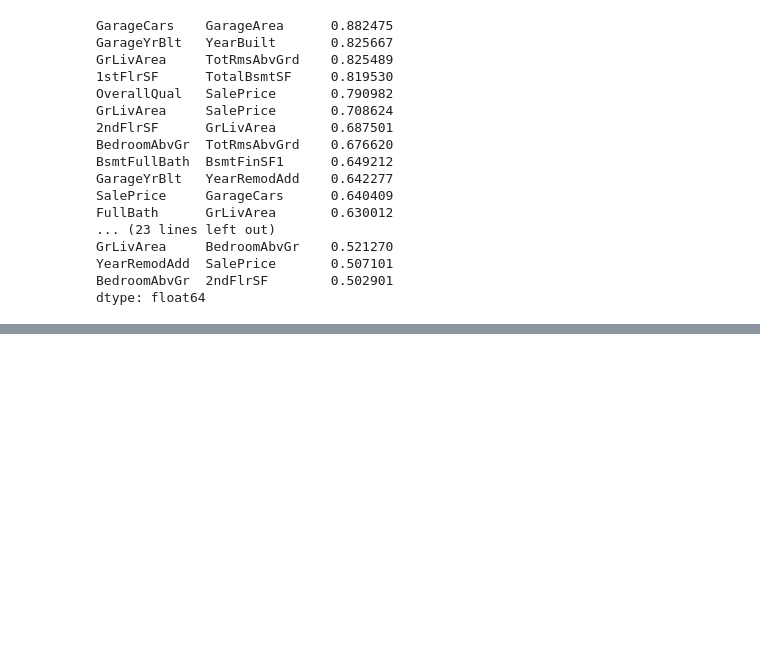
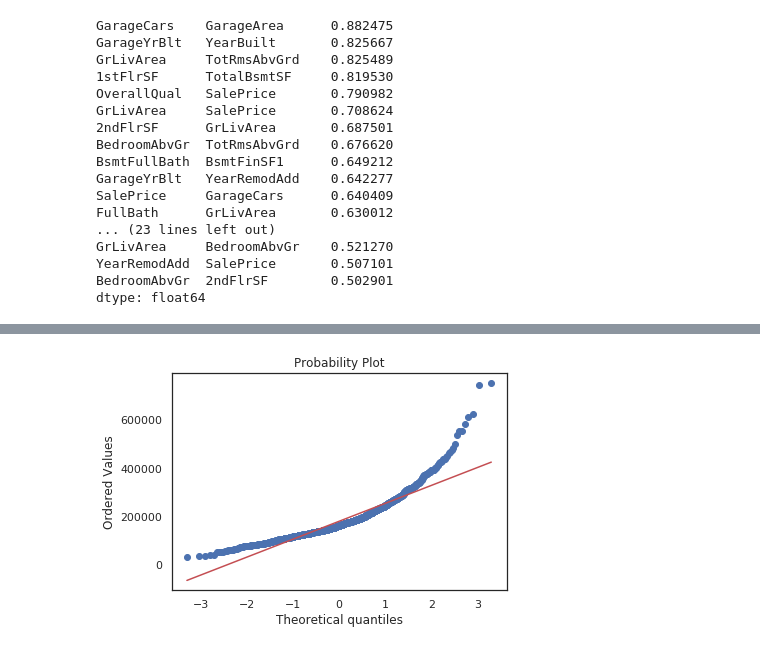
Before and after one commit to evolsidog/Kaggle-Funny, a Jupyter notebook: house-prices-advanced-regression-techniques/EDA_V0.ipynb, the cells around one changed output, grey strips where cells are left out. Cells and saved outputs as stored; diff of their text form; code cells hidden in the pictures; blank space fills up the shorter version.

```diff
--- a/house-prices-advanced-regression-techniques/EDA_V0.ipynb
+++ b/house-prices-advanced-regression-techniques/EDA_V0.ipynb
@@ -73,0 +121,7 @@ dtype: float64
+# %%
+# qqplot -> No sigue una distribución muy normal
+fig = plt.figure()
+probplot(train_df['SalePrice'], plot=plt)
+plt.show()
+# %% [output]
+[figure, added]
```
Also changed, not shown: parts of 10 cells of this notebook.
